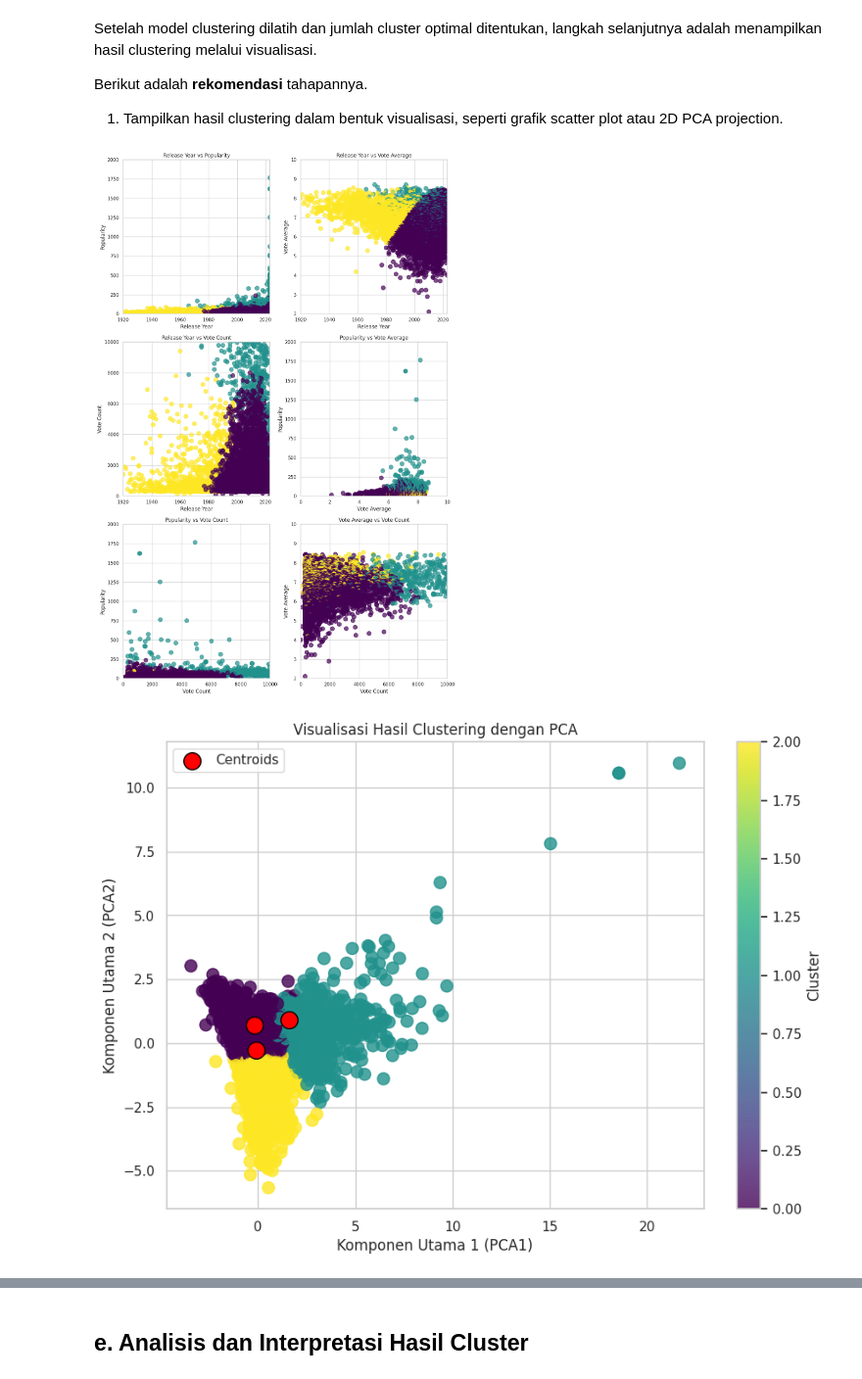
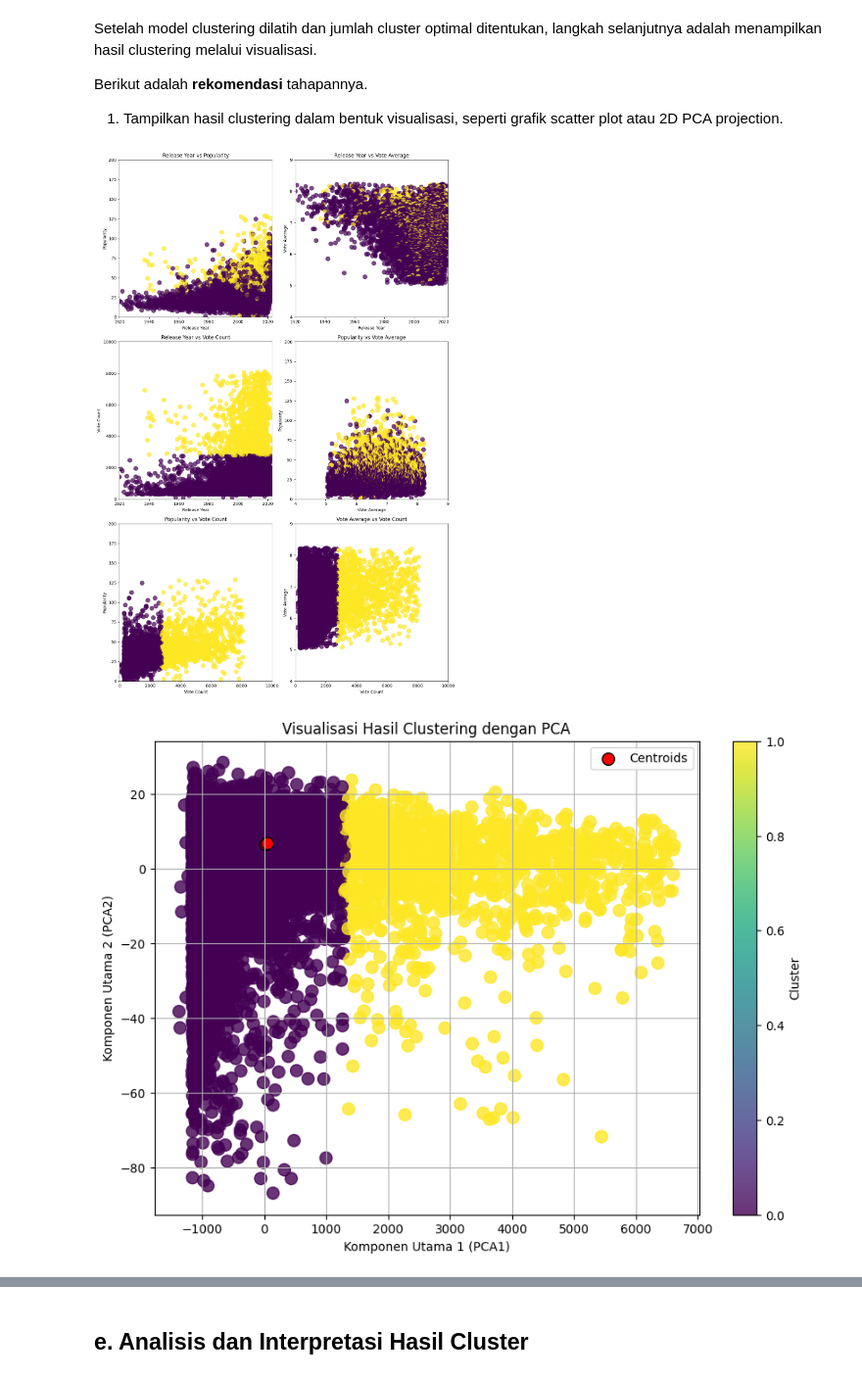
Before and after one commit to Cing2PO/Clustering, a Jupyter notebook: [Clustering]_Submission_Akhir_BMLP_Rizki_Ahmad_Gufron.ipynb, the cells around one changed output, grey strips where cells are left out. Shown at 98% size. Drawn from its saved outputs; the diff is of its cells as text; code cells hidden in the pictures.

```diff
--- a/[Clustering]_Submission_Akhir_BMLP_Rizki_Ahmad_Gufron.ipynb
+++ b/[Clustering]_Submission_Akhir_BMLP_Rizki_Ahmad_Gufron.ipynb
@@ -390,24 +376,11 @@ Metode ini membantu kita menemukan jumlah cluster yang memberikan pemisahan terb
 # %%
-#Elbow Method to Find Optimal Clusters**
-inertia = []
 silhouette_scores = []
 K = range(2, 10)  # Number of clusters to test
 
 for k in K:
-    kmeans = KMeans(n_clusters=k, random_state=42)
-    kmeans.fit(X_scaled)
-    inertia.append(kmeans.inertia_)
-    silhouette_scores.append(silhouette_score(X_scaled, kmeans.labels_))
-
-#Elbow Method
-plt.figure(figsize=(10, 6))
-plt.plot(K, inertia, 'o-', label='Inertia')
-plt.title('Elbow Method')
-plt.xlabel('Number of Clusters (k)')
-plt.ylabel('Inertia')
-plt.grid()
-plt.legend()
-plt.show()
+    kmeans = KMeans(n_clusters=k, random_state=42, n_init=10, max_iter=300)
+    kmeans.fit(X)
+    silhouette_scores.append(silhouette_score(X, kmeans.labels_))
 
 #Silhouette Score**
 plt.figure(figsize=(10, 6))
@@ -420,9 +393,7 @@ plt.legend()
 plt.show()
 
 #Print Results**
-optimal_k_elbow = inertia.index(min(inertia)) + 2
 optimal_k_silhouette = silhouette_scores.index(max(silhouette_scores)) + 2
 
-print(f"Optimal number of clusters using Elbow Method: {optimal_k_elbow}")
 print(f"Optimal number of clusters using Silhouette Score: {optimal_k_silhouette}")
 # %% [output]
@@ -442,10 +411,10 @@ Setelah model clustering dilatih dan jumlah cluster optimal ditentukan, langkah
 Berikut adalah **rekomendasi** tahapannya.
 1. Tampilkan hasil clustering dalam bentuk visualisasi, seperti grafik scatter plot atau 2D PCA projection.
 # %%
-optimal_k = 3
-kmeans = KMeans(n_clusters=optimal_k, random_state=42)
-labels = kmeans.fit_predict(X_scaled)
-df['cluster'] = kmeans.fit_predict(X_scaled)
+optimal_k = 2
+kmeans = KMeans(n_clusters=optimal_k, random_state=42, n_init=10, max_iter=300)
+labels = kmeans.fit_predict(X)
+df['cluster'] = kmeans.fit_predict(X)
 
 
 # Plot scatter untuk setiap pasangan fitur
@@ -455,7 +424,7 @@ plt.figure(figsize=(12, 18))
 plt.subplot(3, 2, 1)
 plt.scatter(df['release_year'], df['popularity'], c=df['cluster'], cmap='viridis', alpha=0.7, s=100)
 plt.xlim(1920, 2023)
-plt.ylim(0, 2000)
+plt.ylim(0, 200)
 plt.title("Release Year vs Popularity")
 plt.xlabel("Release Year")
 plt.ylabel("Popularity")
@@ -464,7 +433,7 @@ plt.ylabel("Popularity")
 plt.subplot(3, 2, 2)
 plt.scatter(df['release_year'], df['vote_average'], c=df['cluster'], cmap='viridis', alpha=0.7, s=100)
 plt.xlim(1920, 2023)
-plt.ylim(2, 10)
+plt.ylim(4, 9)
 plt.title("Release Year vs Vote Average")
 plt.xlabel("Release Year")
 plt.ylabel("Vote Average")
@@ -481,8 +450,8 @@ plt.ylabel("Vote Count")
 # Scatter Plot 4: X = popularity, Y = vote_average
 plt.subplot(3, 2, 4)
 plt.scatter(df['vote_average'], df['popularity'], c=df['cluster'], cmap='viridis', alpha=0.7, s=100)
-plt.xlim(0, 10)
-plt.ylim(0, 2000)
+plt.xlim(4, 9)
+plt.ylim(0, 200)
 plt.title("Popularity vs Vote Average")
 plt.xlabel("Vote Average")
 plt.ylabel("Popularity")
@@ -491,7 +460,7 @@ plt.ylabel("Popularity")
 plt.subplot(3, 2, 5)
 plt.scatter(df['vote_count'],df['popularity'], c=df['cluster'], cmap='viridis', alpha=0.7, s=100)
 plt.xlim(0, 10000)
-plt.ylim(0, 2000)
+plt.ylim(0, 200)
 plt.title("Popularity vs Vote Count")
 plt.xlabel("Vote Count")
 plt.ylabel("Popularity")
@@ -500,7 +469,7 @@ plt.ylabel("Popularity")
 plt.subplot(3, 2, 6)
 plt.scatter(df['vote_count'], df['vote_average'], c=df['cluster'], cmap='viridis', alpha=0.7, s=100)
 plt.xlim(0, 10000)
-plt.ylim(2, 10)
+plt.ylim(4, 9)
 plt.title("Vote Average vs Vote Count")
 plt.xlabel("Vote Count")
 plt.ylabel("Vote Average")
@@ -509,25 +478,25 @@ plt.ylabel("Vote Average")
 plt.tight_layout()
 plt.show()
 # %% [output]
-[figure, old version]
+[figure, new version]
 # %%
 #Reduksi Dimensi dengan PCA (Proyeksi ke 2D untuk Visualisasi)**
 pca = PCA(n_components=2)  # Proyeksi ke 2 dimensi
-X_pca = pca.fit_transform(X_scaled)
+X_pca = pca.fit_transform(X)
 
 #Scatter Plot hasil clustering**
 plt.figure(figsize=(10, 7))
 scatter = plt.scatter(X_pca[:, 0], X_pca[:, 1], c=labels, cmap='viridis', s=100, alpha=0.8)
 plt.scatter(
     kmeans.cluster_centers_[:, 0], kmeans.cluster_centers_[:, 1],
-    c='red', s=200, label='Centroids', edgecolor='black'
+    c='red', s=100, label='Centroids', edgecolor='black'
 )
 plt.title('Visualisasi Hasil Clustering dengan PCA')
 plt.xlabel('Komponen Utama 1 (PCA1)')
 plt.ylabel('Komponen Utama 2 (PCA2)')
 plt.colorbar(scatter, label='Cluster')
 plt.legend()
 plt.grid(True)
 plt.show()
 # %% [output]
-[figure, old version]
+[figure, new version]
```
Also changed, not shown: parts of 18 cells of this notebook.
